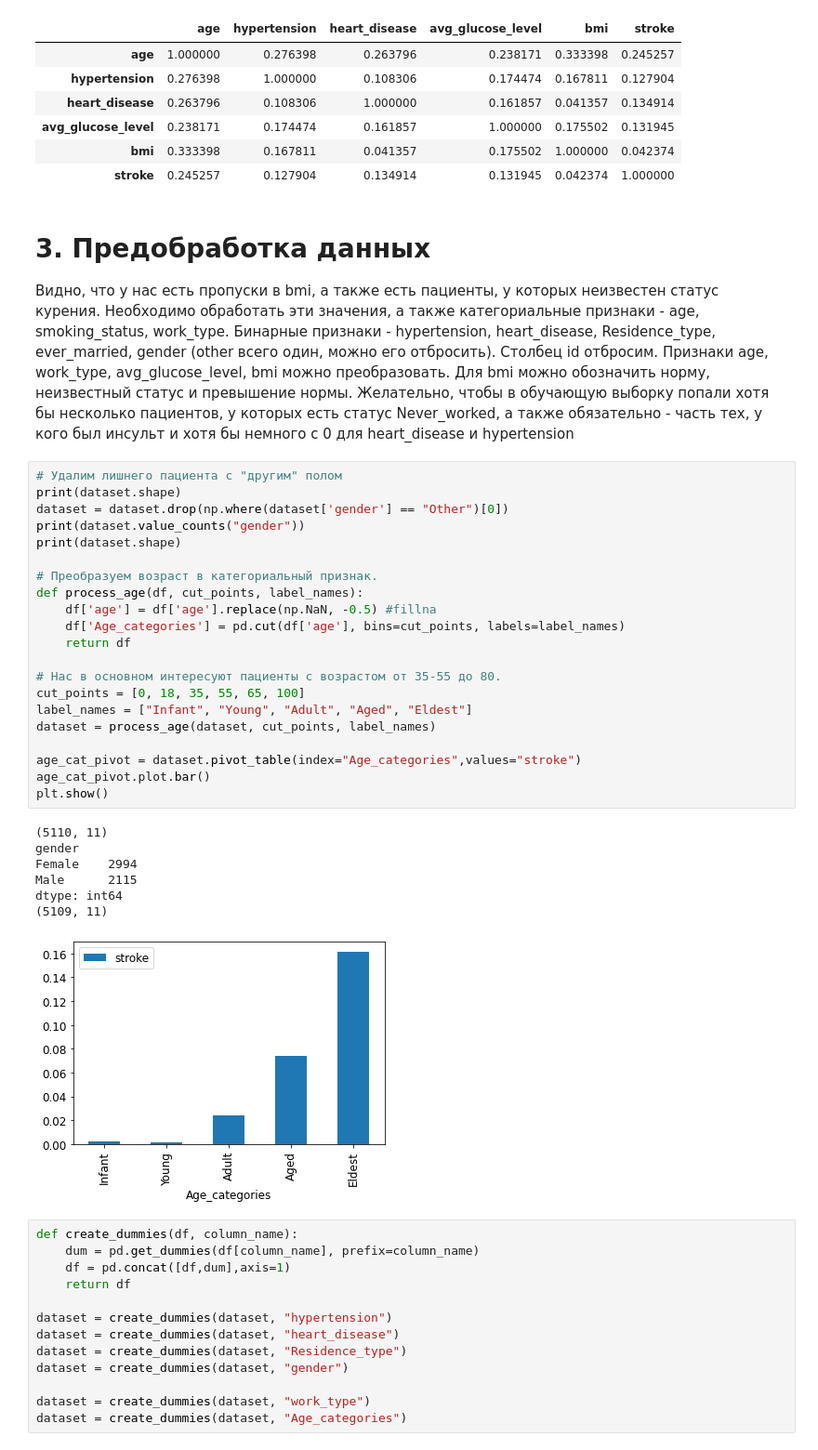
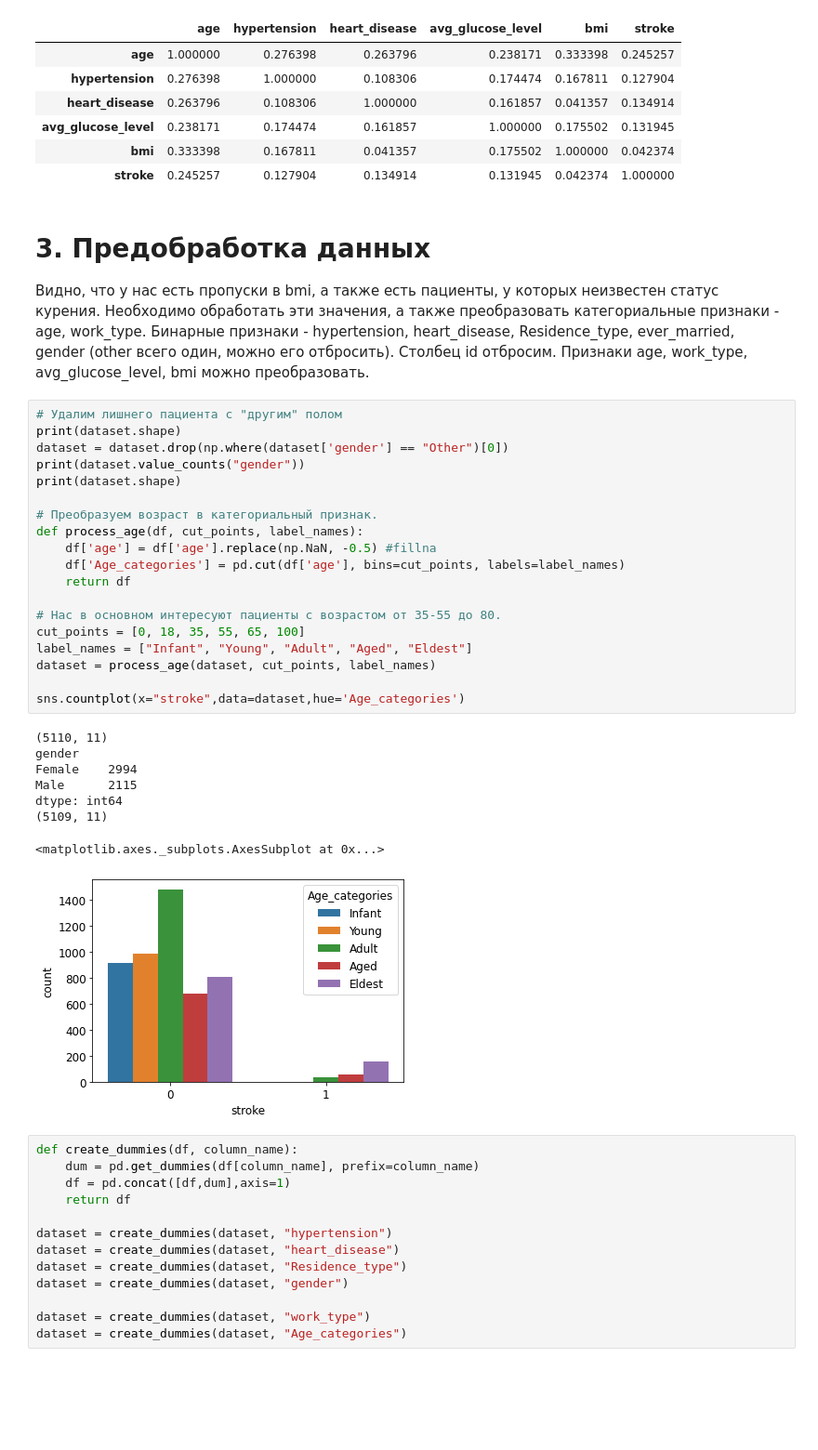
Before and after one commit to Loinen/ml_labs, a Jupyter notebook: ml_stroke_prediction.ipynb, the cells around one changed output. Shown: that part at 93% size. Cells and saved outputs as stored; diff of their text form; blank space fills up the shorter version.

```diff
--- a/ml_stroke_prediction.ipynb
+++ b/ml_stroke_prediction.ipynb
@@ -201,39 +201,38 @@ dataset.corr()
 | stroke | 0.245257 | 0.127904 | 0.134914 | 0.131945 | 0.042374 | 1.000000 |
 # %% [markdown]
 # 3. Предобработка данных
-Видно, что у нас есть пропуски в bmi, а также есть пациенты, у которых неизвестен статус курения. Необходимо обработать эти значения, а также категориальные признаки - age, smoking_status, work_type.
+Видно, что у нас есть пропуски в bmi, а также есть пациенты, у которых неизвестен статус курения. Необходимо обработать эти значения, а также преобразовать категориальные признаки - age, work_type.
 Бинарные признаки - hypertension, heart_disease, Residence_type, ever_married, gender (other всего один, можно его отбросить).
 Столбец id отбросим.
-Признаки age, work_type, avg_glucose_level, bmi можно преобразовать. Для bmi можно обозначить норму, неизвестный статус и превышение нормы. Желательно, чтобы в обучающую выборку попали хотя бы несколько пациентов, у которых есть статус Never_worked, а также обязательно - часть тех, у кого был инсульт и хотя бы немного с 0 для heart_disease и hypertension
+Признаки age, work_type, avg_glucose_level, bmi можно преобразовать.
 # %%
 # Удалим лишнего пациента с "другим" полом
 print(dataset.shape)
 dataset = dataset.drop(np.where(dataset['gender'] == "Other")[0])
 print(dataset.value_counts("gender"))
 print(dataset.shape)
 
 # Преобразуем возраст в категориальный признак.
 def process_age(df, cut_points, label_names):
     df['age'] = df['age'].replace(np.NaN, -0.5) #fillna
     df['Age_categories'] = pd.cut(df['age'], bins=cut_points, labels=label_names)
     return df
 
 # Нас в основном интересуют пациенты с возрастом от 35-55 до 80.
 cut_points = [0, 18, 35, 55, 65, 100]
 label_names = ["Infant", "Young", "Adult", "Aged", "Eldest"]
 dataset = process_age(dataset, cut_points, label_names)
 
-age_cat_pivot = dataset.pivot_table(index="Age_categories",values="stroke")
-age_cat_pivot.plot.bar()
-plt.show()
+sns.countplot(x="stroke",data=dataset,hue='Age_categories')
 # %% [output]
 (5110, 11)
 gender
 Female    2994
 Male      2115
 dtype: int64
 (5109, 11)
+<matplotlib.axes._subplots.AxesSubplot at 0x...>
-[figure, old version]
+[figure, new version]
 # %%
 def create_dummies(df, column_name):
     dum = pd.get_dummies(df[column_name], prefix=column_name)
```
Also changed, not shown: parts of 10 cells of this notebook.
